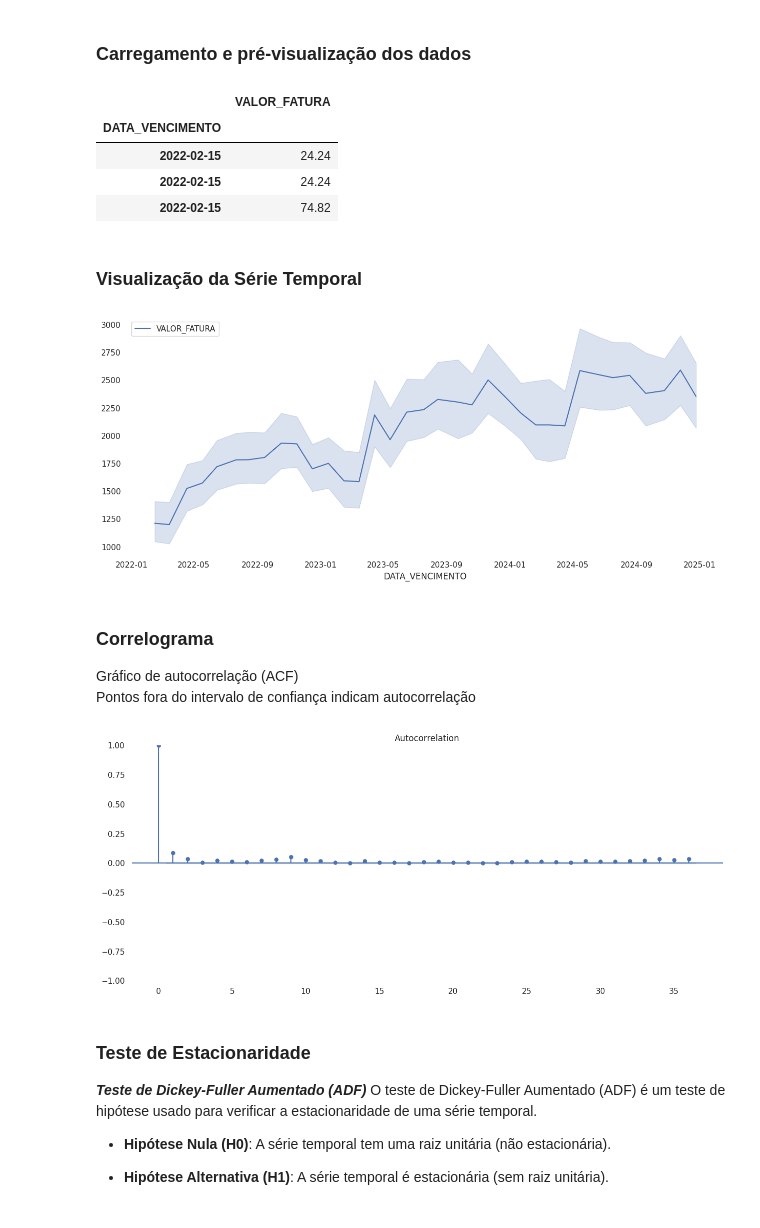
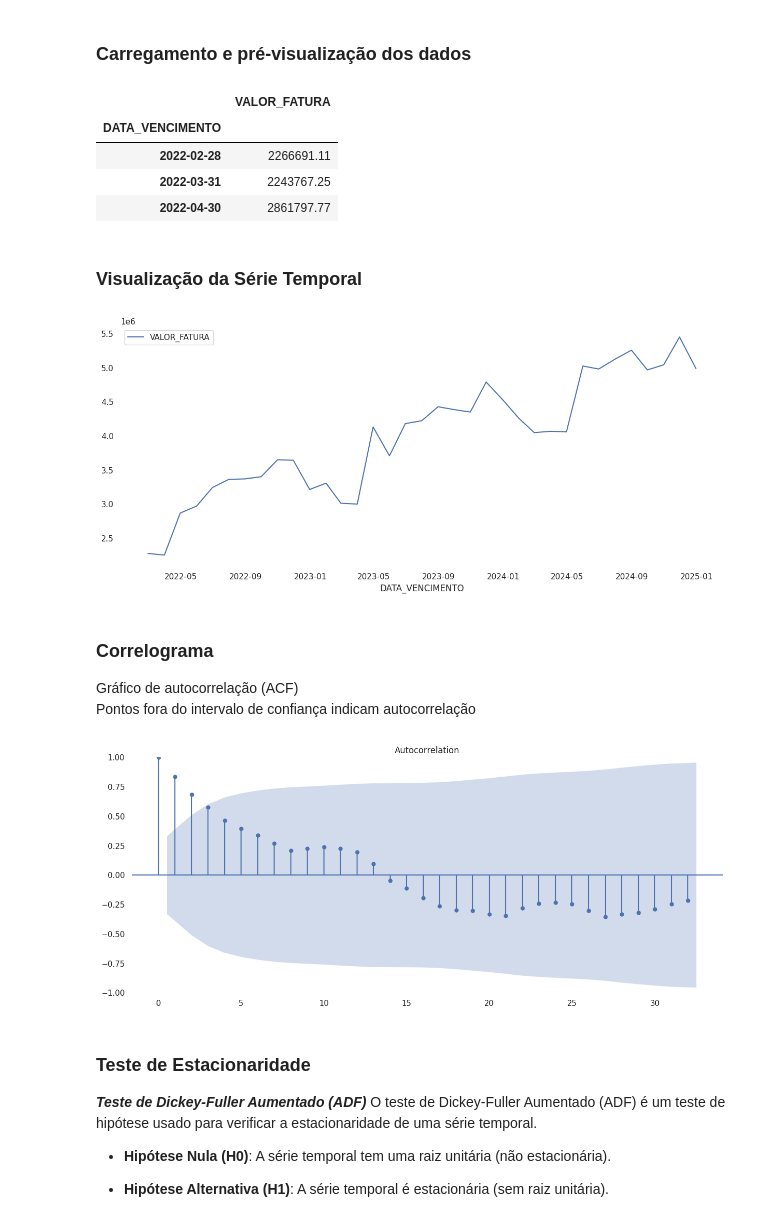
Before and after one commit to redsonlopez/forecast_water, a Jupyter notebook: notebooks/models/forecast_water.ipynb, the cells around one changed output. Drawn from its saved outputs; the diff is of its cells as text; code cells hidden in the pictures.

```diff
--- a/notebooks/models/forecast_water.ipynb
+++ b/notebooks/models/forecast_water.ipynb
@@ -27,34 +27,35 @@ set_seaborn()
 # %% [markdown]
 ### Carregamento e pré-visualização dos dados
 # %%
-df= pd.read_csv(
+df = pd.read_csv(
     "../../data/processed/processed_water.csv",
     usecols=["VALOR_FATURA", "DATA_VENCIMENTO"],
     index_col="DATA_VENCIMENTO",
     parse_dates=["DATA_VENCIMENTO"]
 )
 
+df = df.resample('ME').sum(numeric_only=True)
 df.head(3)
 # %% [output]
 |  | VALOR_FATURA |
 | DATA_VENCIMENTO |  |
-| 2022-02-15 | 24.24 |
-| 2022-02-15 | 24.24 |
-| 2022-02-15 | 74.82 |
+| 2022-02-28 | 2266691.11 |
+| 2022-03-31 | 2243767.25 |
+| 2022-04-30 | 2861797.77 |
 # %% [markdown]
 ### Visualização da Série Temporal
 # %%
 sns.lineplot(df);
 # %% [output]
-[figure, old version]
+[figure, new version]
 # %% [markdown]
 ### Correlograma
 Gráfico de autocorrelação (ACF)<br>
 Pontos fora do intervalo de confiança indicam autocorrelação
 # %%
-plot_acf(df, lags=36);
+plot_acf(df, lags=32);
 # %% [output]
-[figure, old version]
+[figure, new version]
 # %% [markdown]
 ### Teste de Estacionaridade
 
```
Also changed, not shown: parts of 12 cells of this notebook.
